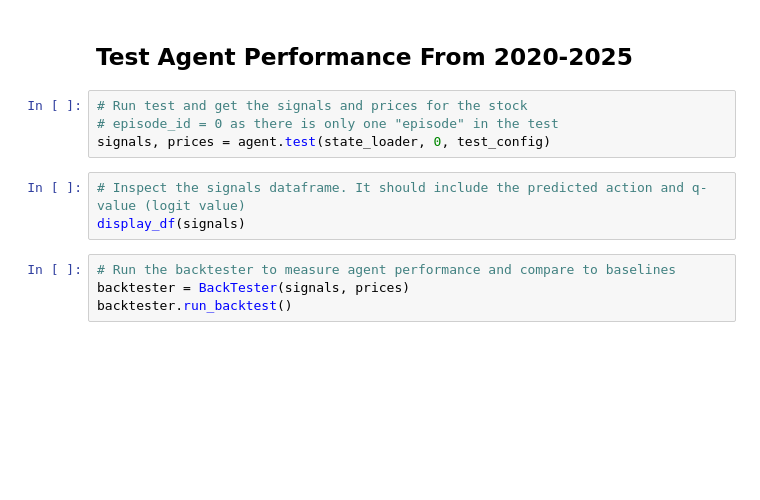
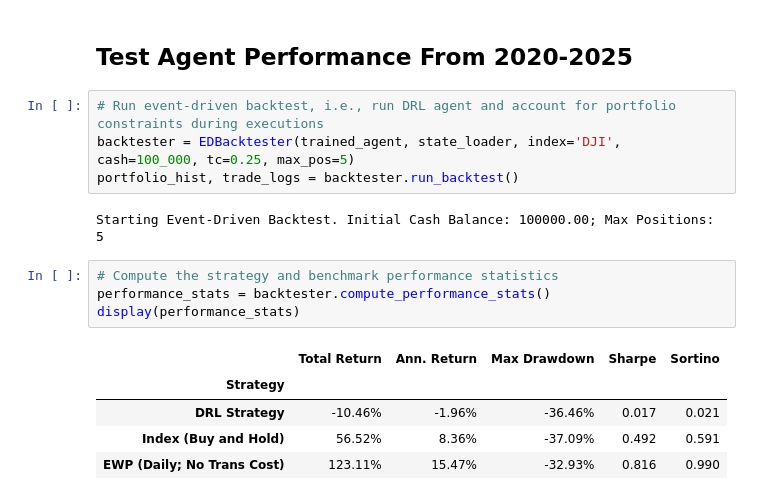
Before and after one commit to shh1v/ReinforceTrader, a Jupyter notebook: notebooks/Backtesting.ipynb, the cells around one changed output. Saved outputs shown, nothing was run; the diff lists cells and outputs as text; blank space fills up the shorter version.

```diff
--- a/notebooks/Backtesting.ipynb
+++ b/notebooks/Backtesting.ipynb
@@ -95,13 +94,18 @@ Loading model from ../model_checkpoints/DDQN_DSR_AE1.keras
 # %% [markdown]
 ## Test Agent Performance From 2020-2025
 # %%
-# Run test and get the signals and prices for the stock
-# episode_id = 0 as there is only one "episode" in the test
-signals, prices = agent.test(state_loader, 0, test_config)
+# Run event-driven backtest, i.e., run DRL agent and account for portfolio constraints during executions
+backtester = EDBacktester(trained_agent, state_loader, index='DJI', cash=100_000, tc=0.25, max_pos=5)
+portfolio_hist, trade_logs = backtester.run_backtest()
+# %% [output]
+Starting Event-Driven Backtest. Initial Cash Balance: 100000.00; Max Positions: 5
-# %%
-# Inspect the signals dataframe. It should include the predicted action and q-value (logit value)
-display_df(signals)
 # %%
-# Run the backtester to measure agent performance and compare to baselines
-backtester = BackTester(signals, prices)
-backtester.run_backtest()
+# Compute the strategy and benchmark performance statistics
+performance_stats = backtester.compute_performance_stats()
+display(performance_stats)
+# %% [output]
+|  | Total Return | Ann. Return | Max Drawdown | Sharpe | Sortino |
+| Strategy |  |  |  |  |  |
+| DRL Strategy | -10.46% | -1.96% | -36.46% | 0.017 | 0.021 |
+| Index (Buy and Hold) | 56.52% | 8.36% | -37.09% | 0.492 | 0.591 |
+| EWP (Daily; No Trans Cost) | 123.11% | 15.47% | -32.93% | 0.816 | 0.990 |
```
Also changed, not shown: parts of 6 cells of this notebook.
